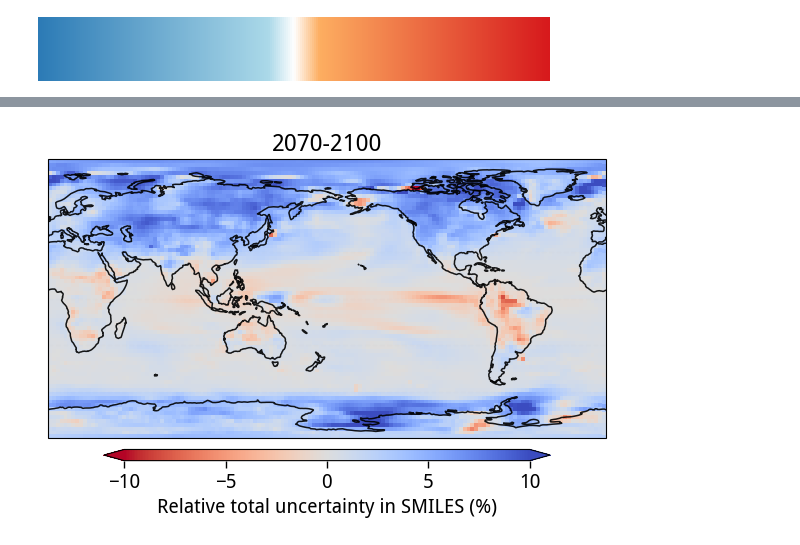
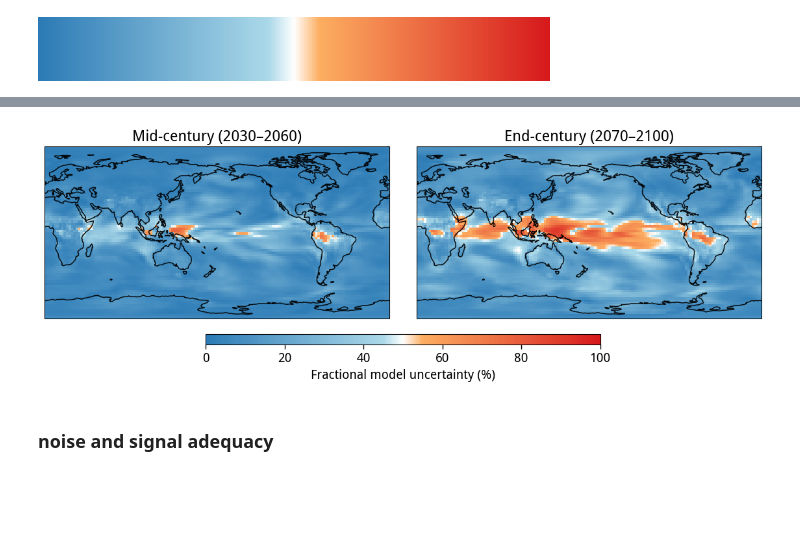
Before and after one commit to adisen99/enso_teleconnection_robustness, a Jupyter notebook: 03a_plotting_temp_tele_change.ipynb, the cells around one changed output, grey strips where cells are left out. Saved outputs shown, nothing was run; the diff lists cells and outputs as text; code cells hidden in the pictures; blank space fills up the shorter version.

Commit message:
checkpoint: updates to code and supplementary plots

```diff
--- a/03a_plotting_temp_tele_change.ipynb
+++ b/03a_plotting_temp_tele_change.ipynb
@@ -1078,11 +1078,11 @@ M_baseline = ts_regr_smile_baseline_means.var('smile')
 I_baseline = ts_regr_smile_baseline_vars.mean('smile')
 T_baseline = M_baseline + I_baseline
 # %%
-M_midc = delta_ts_regr_smile_midc_means.var('smile')
+M_midc = delta_ts_regr_smile_midc_means.var('smile', ddof=1)
 I_midc = delta_ts_regr_smile_midc_vars.mean('smile')
 T_midc = M_midc + I_midc
 # %%
-M_endc = delta_ts_regr_smile_endc_means.var('smile')
+M_endc = delta_ts_regr_smile_endc_means.var('smile', ddof=1)
 I_endc = delta_ts_regr_smile_endc_vars.mean('smile')
 T_endc = M_endc + I_endc
 # %%
@@ -1315,13 +1103,39 @@ plt.tight_layout()
-# %%
-zz = ((T_endc) - ts_regr_cmip6_endc.regr.var('model'))*100
-
-plt.figure(figsize=(6,5))
-ax = plt.axes(projection=ccrs.PlateCarree(central_longitude=180))
-zz.plot(vmin = -10, vmax=10, cmap='coolwarm_r', cbar_kwargs=dict(orientation='horizontal', shrink=0.8, aspect=40, pad=0.025, label = 'Relative total uncertainty in SMILES (%)'), transform=ccrs.PlateCarree())
-
-
-ax.set_title('2070-2100')
-plot_background(ax)
-plt.tight_layout()
-# %% [output]
-[figure, removed]
+# %%
+frac_M_midc = (M_midc / (T_midc + 1e-12)) * 100
+frac_M_endc = (M_endc / (T_endc + 1e-12)) * 100
+# %%
+
+proj = ccrs.PlateCarree(central_longitude=180)
+
+fig = plt.figure(figsize=(12, 5.2))
+gs = fig.add_gridspec(2, 2, height_ratios=[0.05, 1],
+                      hspace=0.1, wspace=0.08,
+                      left=0.05, right=0.97, top=0.92, bottom=0.18)
+
+# --- Map panels ---
+ax0 = fig.add_subplot(gs[1, 0], projection=proj)
+ax1 = fig.add_subplot(gs[1, 1], projection=proj)
+
+# Mid-century
+im_midc = frac_M_midc.plot(ax=ax0, vmin=0, vmax=100, cmap=cmap,
+                            add_colorbar=False, transform=ccrs.PlateCarree())
+ax0.set_title('Mid-century (2030–2060)')
+plot_background(ax0)
+
+# End-century
+im_endc = frac_M_endc.plot(ax=ax1, vmin=0, vmax=100, cmap=cmap,
+                            add_colorbar=False, transform=ccrs.PlateCarree())
+ax1.set_title('End-century (2070–2100)')
+plot_background(ax1)
+
+# --- Shared colorbar ---
+cbar = fig.colorbar(im_endc, ax=[ax0, ax1], orientation='horizontal',
+                    shrink=0.55, aspect=40, pad=0.07)
+cbar.set_label('Fractional model uncertainty (%)')
+# cbar.ax.tick_params()
+
+# plt.show()
+# %% [output]
+[figure, added]
+# %% [markdown]
+### noise and signal adequacy
```
Also changed, not shown: parts of 10 cells of this notebook, 5 other files.
